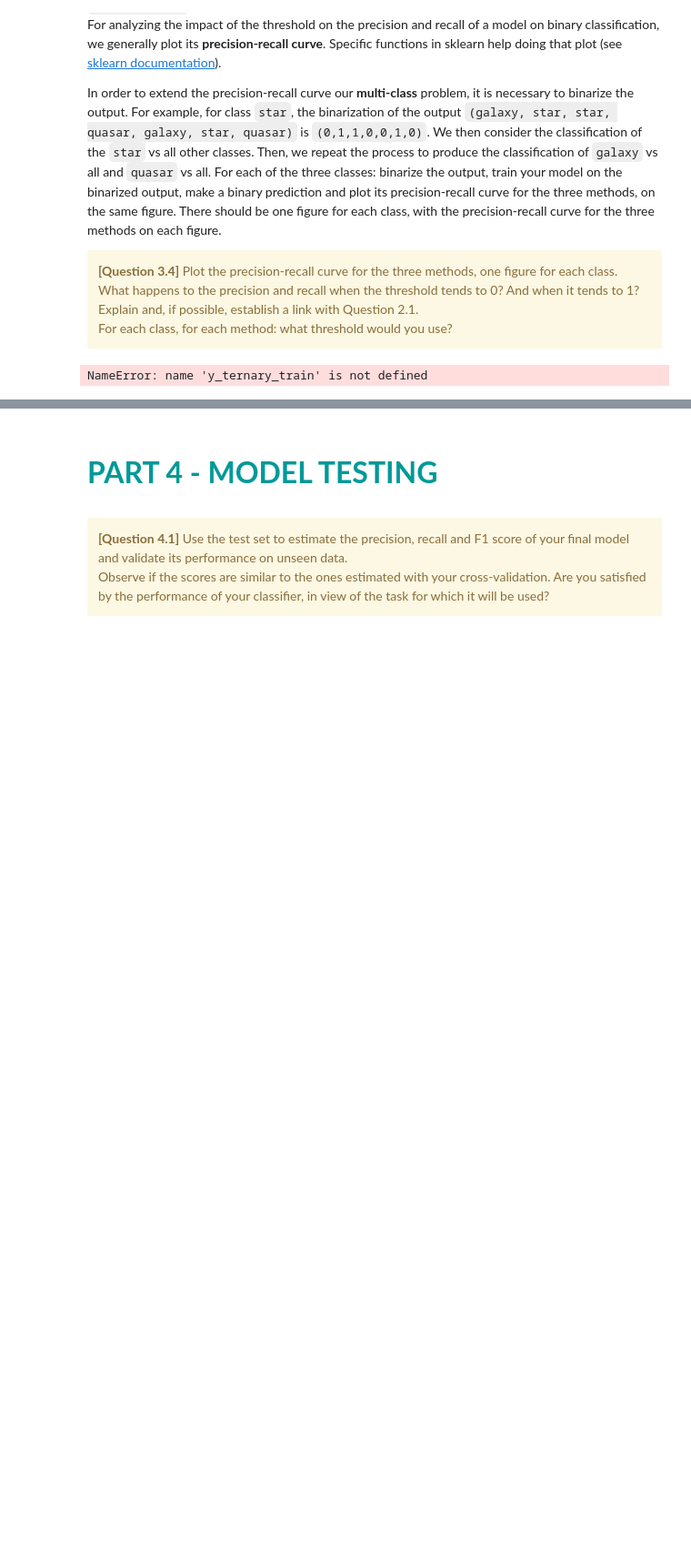
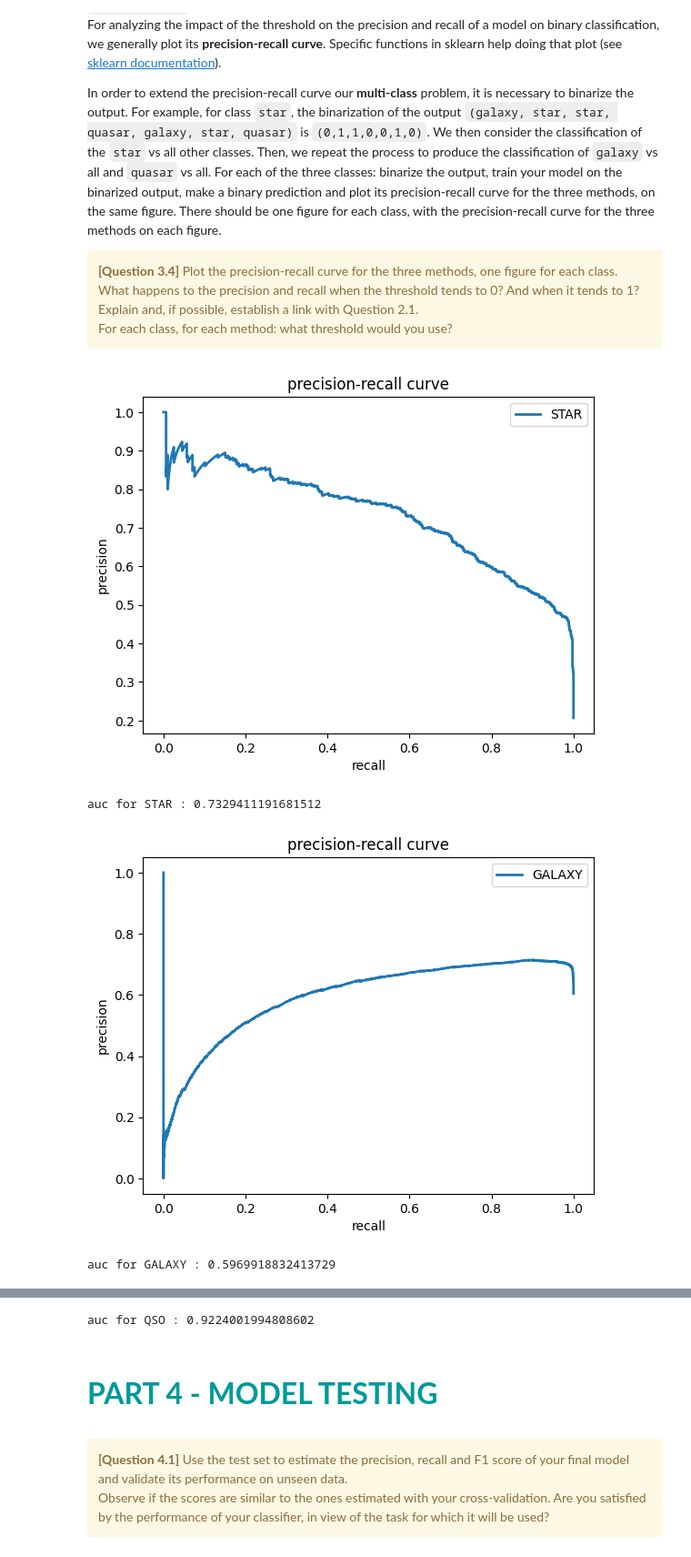
Before and after one commit to killianson/Hackathon-2, a Jupyter notebook: Hackathon02-Classification.ipynb, the cells around one changed output, grey strips where cells are left out. Shown at 91% size. Drawn from its saved outputs; the diff is of its cells as text; code cells hidden in the pictures; blank space fills up the shorter version.

Commit message:
3.4 precision-recall curve

```diff
--- a/Hackathon02-Classification.ipynb
+++ b/Hackathon02-Classification.ipynb
@@ -426,13 +426,16 @@ plt.show()
 
 ####################
 y_test = X_test["classes_ternary"]
+y_train = X_train["classes_ternary"]
+X_train = X_train.drop(columns = ["classes_ternary"])
+X_test = X_test.drop(columns = ["classes_ternary"])
 #############################
 # Start :
 #############################
 scaler = StandardScaler()
-#X_train = scaler.fit_transform(X_train)
-#print(X_train)
-#X_test = scaler.transform(X_test)
+scaler.fit(X_train)
+X_train = scaler.transform(X_train)
+X_test  = scaler.transform(X_test)
 # %% [output]
 [figure]
 # %% [markdown]
@@ -706,24 +711,40 @@ For each of the three classes: binarize the output, train your model on the bina
 # %%
 """
 TEST CELL N°10 : PRECISION-RECALL CURVES
 
 @pre: the three models (knn, linear and logistic regression) initialized with their tuned hyperparameters.
 @post: a figure with the precision-recall curves for the three given models and also for a simple baseline classifier,
         applied on a validation set containing 10% of the training set.
 ------------------------------------------------------------------------------------------------ """
 
 from sklearn.metrics import precision_recall_curve
 from sklearn.metrics import auc
 from sklearn.model_selection import train_test_split
 from sklearn.preprocessing import label_binarize
 
-# Validation set to use for the PR curves
-X_train2, X_val = train_test_split(X_train, test_size=0.1, random_state=42)
-y_train2, y_val = train_test_split(y_ternary_train, test_size=0.1, random_state=42)
 
-# Binarization of the output
-y_train2_bin = label_binarize(y_train2, classes=[0, 1, 2])
-y_val_bin    = label_binarize(y_val, classes=[0, 1, 2])
-n_classes    = y_val_bin.shape[1]
+X_train, X_val, y_train, y_val = train_test_split(X_train, y_train, test_size=0.10, random_state=42)
+y_train = label_binarize(y_train, classes=[0, 1, 2])
+y_val = label_binarize(y_val, classes=[0, 1, 2])
+n_classes = y_train.shape[1]
+linreg.fit(X_train, y_train)
+y_score = linreg.predict(X_val)
+precision = dict()
+recall = dict()
+
+classes_names = ["STAR", "GALAXY", "QSO"]
+
+for i in range(n_classes):
+        precision[i], recall[i], _ = precision_recall_curve(y_val[:, i], y_score[:, i])
+        plt.plot(recall[i], precision[i], lw=2, label=classes_names[i])
+        plt.xlabel("recall")
+        plt.ylabel("precision")
+        plt.legend(loc="best")
+        plt.title("precision-recall curve")
+        plt.show()
+        print(f"auc for {classes_names[i]} : {auc(recall[i], precision[i])}")
 # %% [output]
+[figure, added]
-NameError: name 'y_ternary_train' is not defined
+auc for STAR : 0.7329411191681512
+[figure, added]
+auc for GALAXY : 0.5969918832413729
@@ -730,3 +752,4 @@ NameError: name 'y_ternary_train' is not defined
+auc for QSO : 0.9224001994808602
 # %% [markdown]
 <br>
 
```
Also changed, not shown: parts of 6 cells of this notebook.
